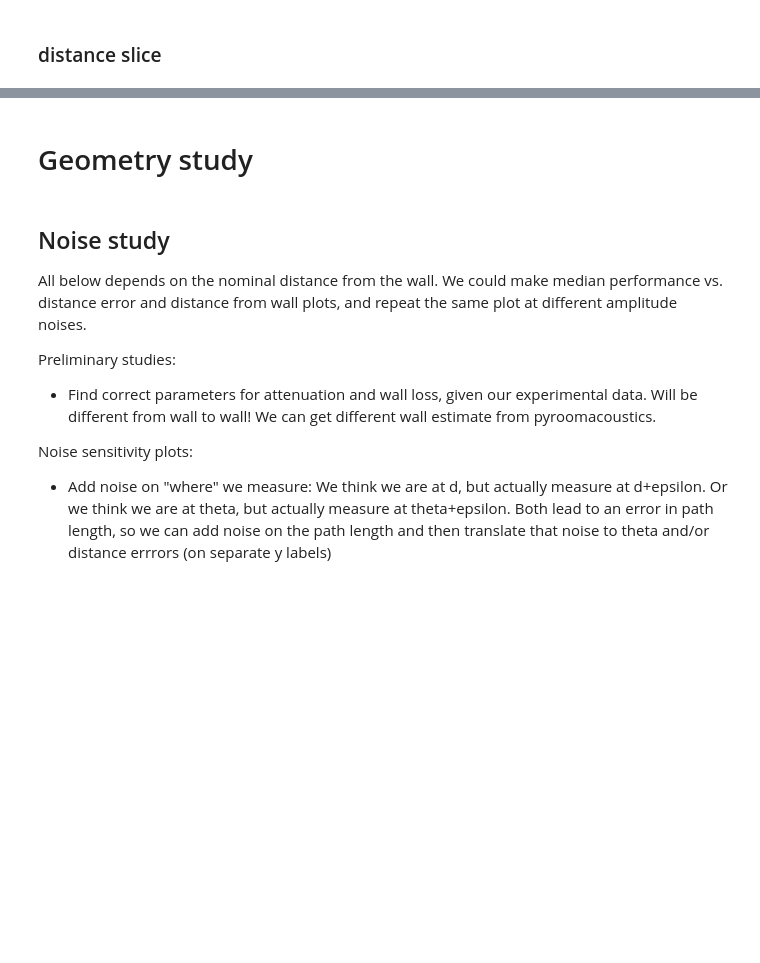
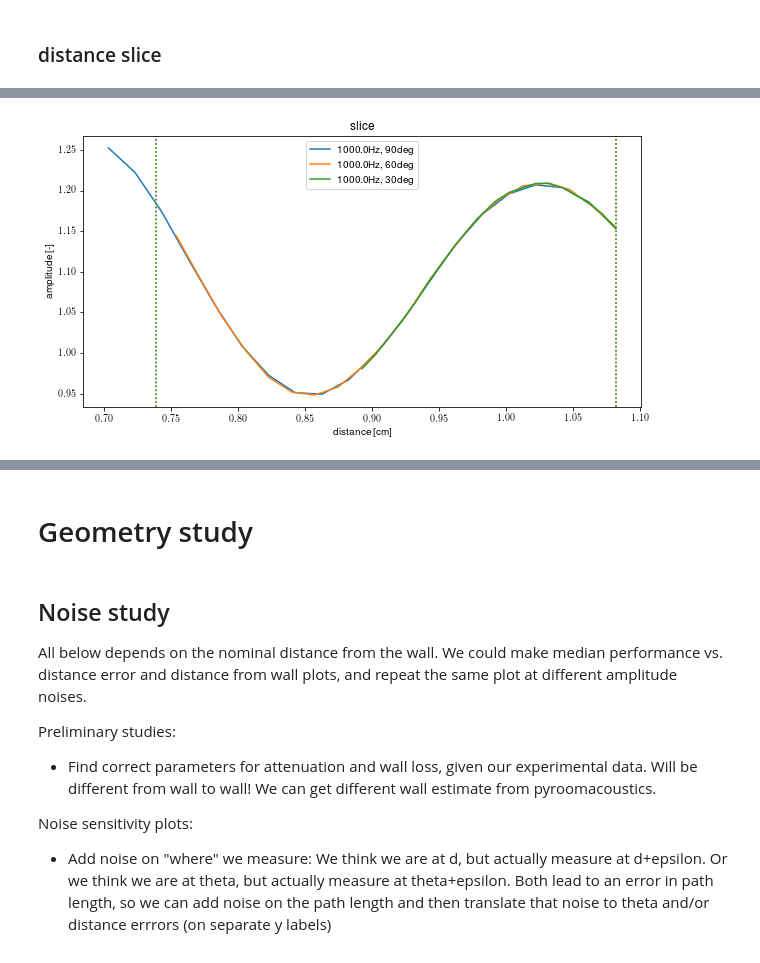
Before and after one commit to LCAV/audioROS, a Jupyter notebook: notebooks/WallStudy.ipynb, the cells around one changed output, grey strips where cells are left out. Drawn from its saved outputs; the diff is of its cells as text; code cells hidden in the pictures; blank space fills up the shorter version.

```diff
--- a/notebooks/WallStudy.ipynb
+++ b/notebooks/WallStudy.ipynb
@@ -394,57 +452,65 @@ yaw_deg = 0
 mic_idx = 1
 n_methods = 2
 
-frequencies = [2000, 3000, 4000]  # 500, 1000, 2000, 3000, 4000]
+gammas_deg = [90, 60, 30]
+frequencies = np.linspace(1000, 5000, 6)[:1]
 relative_distances_cm = np.arange(20, step=1.0)
-start_distances_grid = np.arange(30, 50)
-gammas_grid_deg = np.arange(90)
+start_distance_cm = 50
 
-gammas_deg = [30, 60, 90, -30]
-start_distances_cm = [40]
+start_distances_grid = np.arange(40, 60)
+gammas_grid = np.arange(91)
 
-sigma_delta_m = 1e-5
+sigma_relative_cm = 0 #1e-5
 sigma_y = 1e-3
+n_max = 1000
 
 fig, ax_slice = plt.subplots()
-fig, ax_fft = plt.subplots()
-for start_distance, gamma_deg in itertools.product(start_distances_cm, gammas_deg):
-    i = 0
+fig.set_size_inches(10, 5)
+i = 0
+for gamma_deg in gammas_deg:
+    distances_cm = start_distance_cm - relative_distances_cm * np.sin(gamma_deg / 180 * np.pi)
+    deltas_m, d0 = get_deltas_from_global(yaw_deg, distances_cm, mic_idx)
 
-    distances_cm = start_distance - relative_distances_cm * np.sin(
-        gamma_deg / 180 * np.pi
-    )
-    deltas_m, d0 = get_deltas_from_global(yaw_deg, distances_cm, mic_idx)
+    d_m = np.abs(np.mean(np.diff(distances_cm))) * 1e-2
+    D_m = (np.max(distances_cm)- np.min(distances_cm)) * 1e-2
+    print(f'distances: {d_m:.3e} m, range: {D_m} m')
+    print(f'usable frequencies: {2*SPEED_OF_SOUND/D_m:.0f} - {SPEED_OF_SOUND/d_m:.0f} Hz')
+
+    print('ground truth:', gamma_deg)
     for frequency in frequencies:
-        label = f"{frequency}Hz, {start_distance}cm"
-        deltas_m_noisy = (
-            deltas_m + np.random.normal(scale=sigma_delta_m, size=len(deltas_m)) * 1e-2
-        )
-        slice_d = get_df_theory_simple(deltas_m_noisy, [frequency], flat=True, d0=d0)
-        ax_slice.plot(deltas_m_noisy, slice_d, label=frequency, color=f"C{i}")
+        label = f"{frequency}Hz, {gamma_deg}deg"
+        slice_d = get_df_theory_simple(deltas_m, [frequency], flat=True, d0=d0)
+
         slice_d += np.random.normal(scale=sigma_y, size=len(slice_d))
-        ax_slice.plot(deltas_m_noisy, slice_d, label=frequency, color=f"C{i}", ls=":")
+        ax_slice.plot(deltas_m, slice_d, label=label, color=f"C{i}")
 
-        n = max(len(slice_d), 1000)
+        n = max(len(slice_d), n_max)
         d_meters = 1e-2 * (relative_distances_cm[1] - relative_distances_cm[0])
         dist_f = np.fft.rfftfreq(n=n, d=d_meters)
         fft = np.fft.rfft(slice_d - np.mean(slice_d), n=n)
 
-        ax_fft.plot(dist_f, np.abs(fft), label=frequency, color=f"C{i}")  # 1/m
+        k_max = np.argmax(np.abs(fft))
+        max_dist_f = dist_f[k_max]  # 1/m in terms of relative distance
+        period_90 = SPEED_OF_SOUND / (2 * frequency)  # 1/m in terms of distance
 
-        k_max = np.argmax(np.abs(fft))
-        max_dist_f = dist_f[k_max]  # 1/m
-        period_90 = SPEED_OF_SOUND / (2 * frequency)  # 1/m
-        period_here = 1 / max_dist_f  # m
-        period_analytical = (d_meters * n) / k_max
-        assert np.abs(period_here - period_analytical) < 1e-10
-        # print("measured here [1/m]", period_here)
-        # print("perpendicular [1/m]", period_90)
-        # print("nyquist: [1/m]", 1/(2*d_meters))
-        sin_gamma = period_90 / period_here
-        print("sin:", np.arcsin(sin_gamma) * 180 / np.pi)
+        ax_slice.axvline(max(deltas_m), ls=":", color=f"C{i}")
+        ax_slice.axvline(max(deltas_m)-period_90*2, ls=":", color=f"C{i}")
+
+        print('expected period', period_90)
+        if max_dist_f == 0:
+            cosin_gamma = 0
+        else:
+            period_here = 1 / max_dist_f  # m
+            period_analytical = (d_meters * n) / k_max
+            err = np.abs(period_here - period_analytical)
+            assert  err < 1e-10, err
+            sin_gamma = period_90 / period_here
+            if sin_gamma > 1:
+                sin_gamma =1
+        print("estimate:", np.arcsin(sin_gamma) * 180 / np.pi)
 
         sines_gamma, probs_fft = get_approach_angle_fft(
-            slice_d, frequency, relative_distances_cm
+            slice_d, frequency, relative_distances_cm, n_max=n_max, bayes=True, sigma=sigma_y
         )
         gammas_fft = np.arcsin(sines_gamma) * 180 / np.pi
 
@@ -453,7 +519,7 @@ for start_distance, gamma_deg in itertools.product(start_distances_cm, gammas_de
             frequency,
             relative_distances_cm,
             start_distances_grid,
-            gammas_grid_deg,
+            gammas_grid,
             mic_idx=mic_idx,
             #ax=ax,
         )  # is of shape n_start_distances x n_gammas_grid
@@ -461,24 +527,29 @@ for start_distance, gamma_deg in itertools.product(start_distances_cm, gammas_de
         slice_d_norm /= np.std(slice_d_norm)
 
         fig, ax = plt.subplots()
-        ax.pcolorfast(start_distances_grid, gammas_grid_deg, probs_cost.T)
+        ax.pcolorfast(start_distances_grid, gammas_grid, probs_cost.T)
         ax.set_xlabel("start distance [cm]")
         ax.set_ylabel("gamma [deg]")
+        ax.set_title("cost")
 
         plt.figure()
         gamma_max_fft = gammas_fft[np.argmax(probs_fft)]
-        plt.plot(gammas_fft, probs_fft, label="fft", color=f"C0")
+        plt.plot(gammas_fft, probs_fft, label="fft", color=f"C0", marker='o')
         plt.axvline(gamma_max_fft, color=f"C0")
 
         flat_idx = np.argmax(probs_cost)
         distance_idx, gamma_idx = np.unravel_index(flat_idx, probs_cost.shape)
-        gamma_max_cost = gammas_grid_deg[gamma_idx]
+        gamma_max_cost = gammas_grid[gamma_idx]
         probs_cost_sum = np.max(probs_cost, axis=0)
         probs_cost_sum /= np.sum(probs_cost_sum)
-        plt.plot(gammas_grid_deg, probs_cost_sum, label="cost", color=f"C1")
+        #plt.plot(gammas_grid, probs_cost_sum, label="cost", color=f"C1")
         plt.axvline(gamma_max_cost, color=f"C1")
 
         plt.title(f"frequency={frequency}Hz, $\gamma$={gamma_deg}deg")
         i += 1
+
 ax_slice.legend()
-ax_fft.legend()
+ax_slice.set_title('slice')
+ax_slice.set_xlabel('distance [cm]')
+ax_slice.set_ylabel('amplitude [-]')
+# %% [output]
@@ -484,0 +572 @@ ax_fft.legend()
+[figure, added]
```
Also changed, not shown: parts of 17 cells of this notebook, 3 other files.
